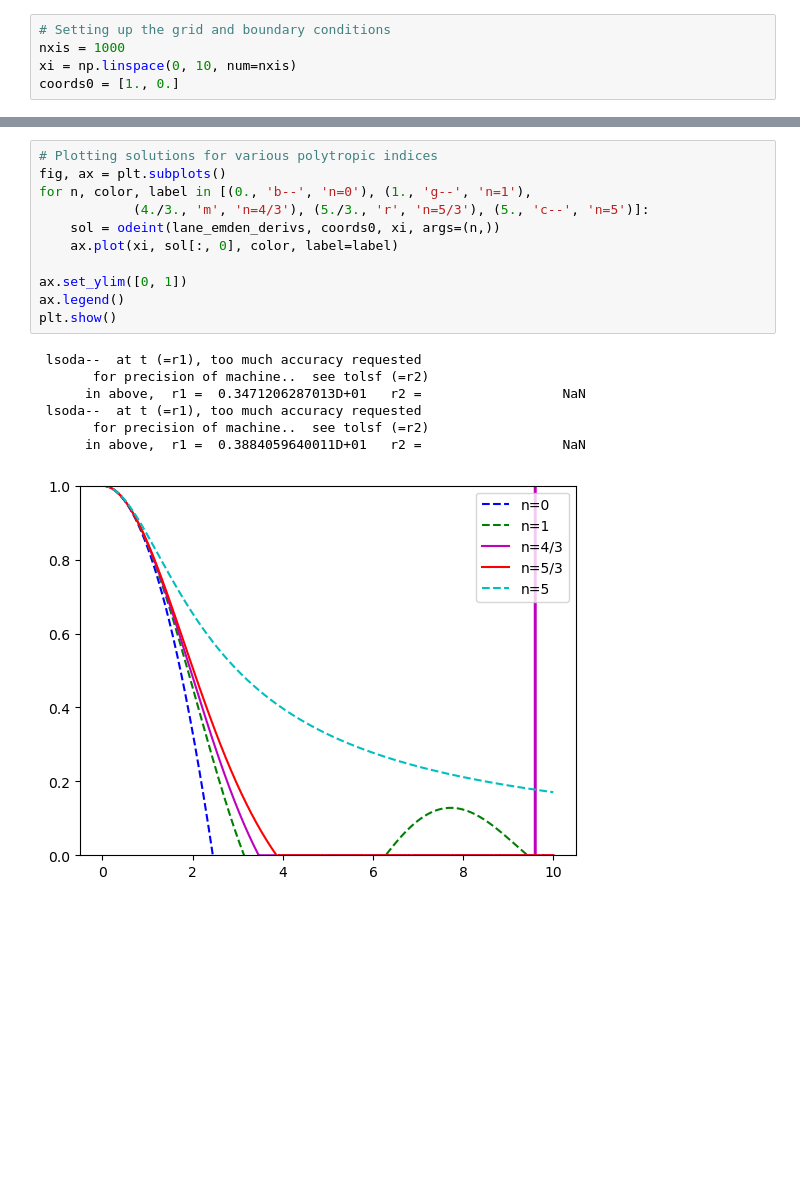
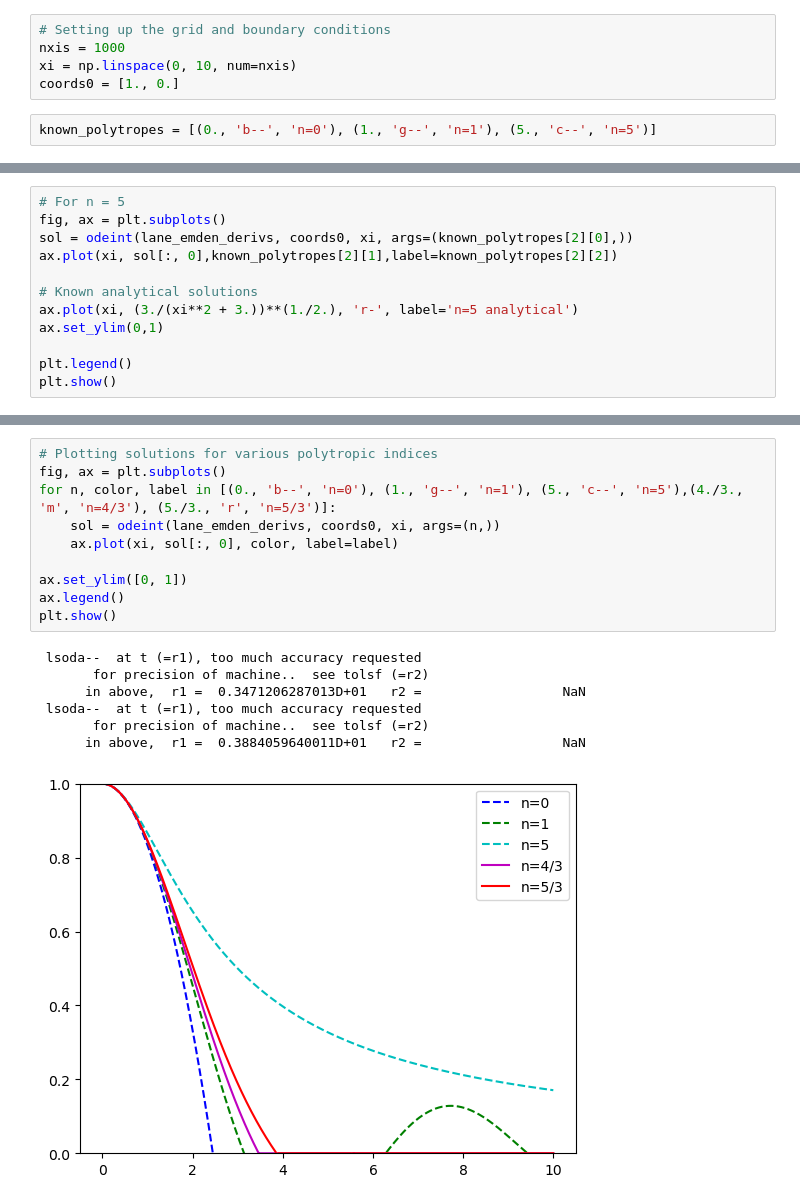
Before and after one commit to lordrick94/ASTR_204_Lordrick, a Jupyter notebook: PS3.ipynb, the cells around one changed output, grey strips where cells are left out. Drawn from its saved outputs; the diff is of its cells as text; blank space fills up the shorter version.

```diff
--- a/PS3.ipynb
+++ b/PS3.ipynb
@@ -65,3 +65,5 @@ def lane_emden_derivs(coords, xi, n):
 nxis = 1000
 xi = np.linspace(0, 10, num=nxis)
 coords0 = [1., 0.]
+# %%
+known_polytropes = [(0., 'b--', 'n=0'), (1., 'g--', 'n=1'), (5., 'c--', 'n=5')]
@@ -67,0 +98,12 @@ coords0 = [1., 0.]
+# %%
+# For n = 5
+fig, ax = plt.subplots()
+sol = odeint(lane_emden_derivs, coords0, xi, args=(known_polytropes[2][0],))
+ax.plot(xi, sol[:, 0],known_polytropes[2][1],label=known_polytropes[2][2])
+
+# Known analytical solutions
+ax.plot(xi, (3./(xi**2 + 3.))**(1./2.), 'r-', label='n=5 analytical')
+ax.set_ylim(0,1)
+
+plt.legend()
+plt.show()
@@ -68,22 +112,21 @@ coords0 = [1., 0.]
 # %%
 # Plotting solutions for various polytropic indices
 fig, ax = plt.subplots()
-for n, color, label in [(0., 'b--', 'n=0'), (1., 'g--', 'n=1'),
-			(4./3., 'm', 'n=4/3'), (5./3., 'r', 'n=5/3'), (5., 'c--', 'n=5')]:
+for n, color, label in [(0., 'b--', 'n=0'), (1., 'g--', 'n=1'), (5., 'c--', 'n=5'),(4./3., 'm', 'n=4/3'), (5./3., 'r', 'n=5/3')]:
     sol = odeint(lane_emden_derivs, coords0, xi, args=(n,))
     ax.plot(xi, sol[:, 0], color, label=label)
 
 ax.set_ylim([0, 1])
 ax.legend()
 plt.show()
 # %% [output]
  lsoda--  at t (=r1), too much accuracy requested
        for precision of machine..  see tolsf (=r2)
       in above,  r1 =  0.3471206287013D+01   r2 =                  NaN
  lsoda--  at t (=r1), too much accuracy requested
        for precision of machine..  see tolsf (=r2)
       in above,  r1 =  0.3884059640011D+01   r2 =                  NaN
-[figure, old version]
+[figure, new version]
 # %%
 # Finding the outer edge and dimensionless mass for n=5/3
 theta = sol[:, 0]
```
Also changed, not shown: parts of 4 cells of this notebook.
